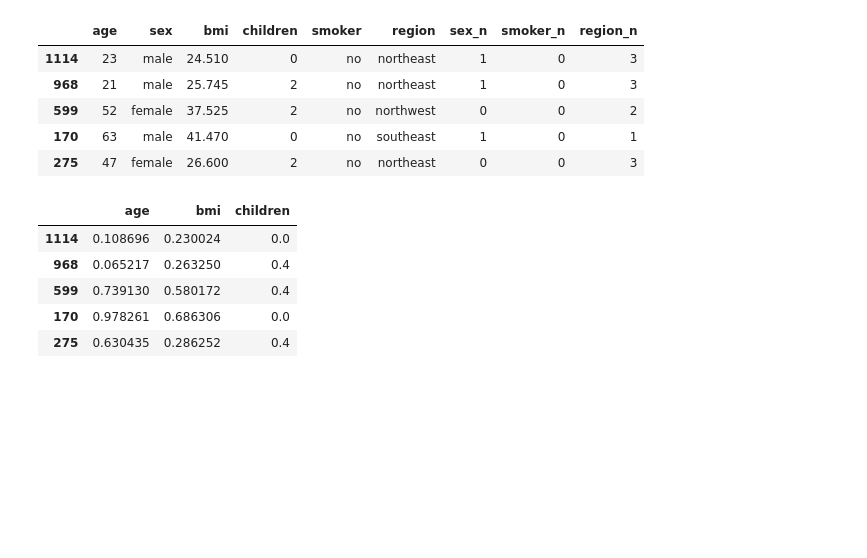
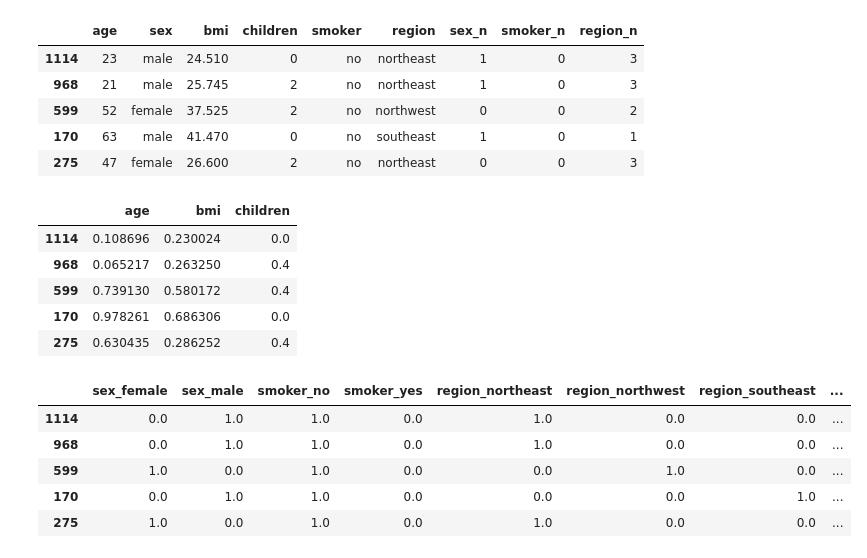
Before and after one commit to 4GeeksAcademy/Tutorial-de-Proyecto-de-Regresi-n-Lineal-VLG, a Jupyter notebook: src/explore.ipynb, the cells around one changed output. Drawn from its saved outputs; the diff is of its cells as text; code cells hidden in the pictures; blank space fills up the shorter version.

```diff
--- a/src/explore.ipynb
+++ b/src/explore.ipynb
@@ -356,3 +362,27 @@ X_train_num_mm.head()
 | 599 | 0.739130 | 0.580172 | 0.4 |
 | 170 | 0.978261 | 0.686306 | 0.0 |
 | 275 | 0.630435 | 0.286252 | 0.4 |
+# %%
+cat_variables = ["sex","smoker","region"]
+
+# instancio el encoder
+onehot_encoder = OneHotEncoder(sparse_output=False)
+
+# entreno el encoder con los datos de entrenamiento
+onehot_encoder.fit(X_train[cat_variables])
+
+# aplico el encoder en amhos
+X_train_cat_ohe = onehot_encoder.transform(X_train[cat_variables])
+X_train_cat_ohe = pd.DataFrame(X_train_cat_ohe, index = X_train.index, columns=onehot_encoder.get_feature_names_out(cat_variables))
+
+X_test_cat_ohe = onehot_encoder.transform(X_test[cat_variables])
+X_test_cat_ohe = pd.DataFrame(X_test_cat_ohe, index = X_test.index, columns=onehot_encoder.get_feature_names_out(cat_variables))
+
+X_train_cat_ohe.head()
+# %% [output]
+|  | sex_female | sex_male | smoker_no | smoker_yes | region_northeast | region_northwest | region_southeast | ... |
+| 1114 | 0.0 | 1.0 | 1.0 | 0.0 | 1.0 | 0.0 | 0.0 | ... |
+| 968 | 0.0 | 1.0 | 1.0 | 0.0 | 1.0 | 0.0 | 0.0 | ... |
+| 599 | 1.0 | 0.0 | 1.0 | 0.0 | 0.0 | 1.0 | 0.0 | ... |
+| 170 | 0.0 | 1.0 | 1.0 | 0.0 | 0.0 | 0.0 | 1.0 | ... |
+| 275 | 1.0 | 0.0 | 1.0 | 0.0 | 1.0 | 0.0 | 0.0 | ... |
```
Also changed, not shown: parts of 14 cells of this notebook.
